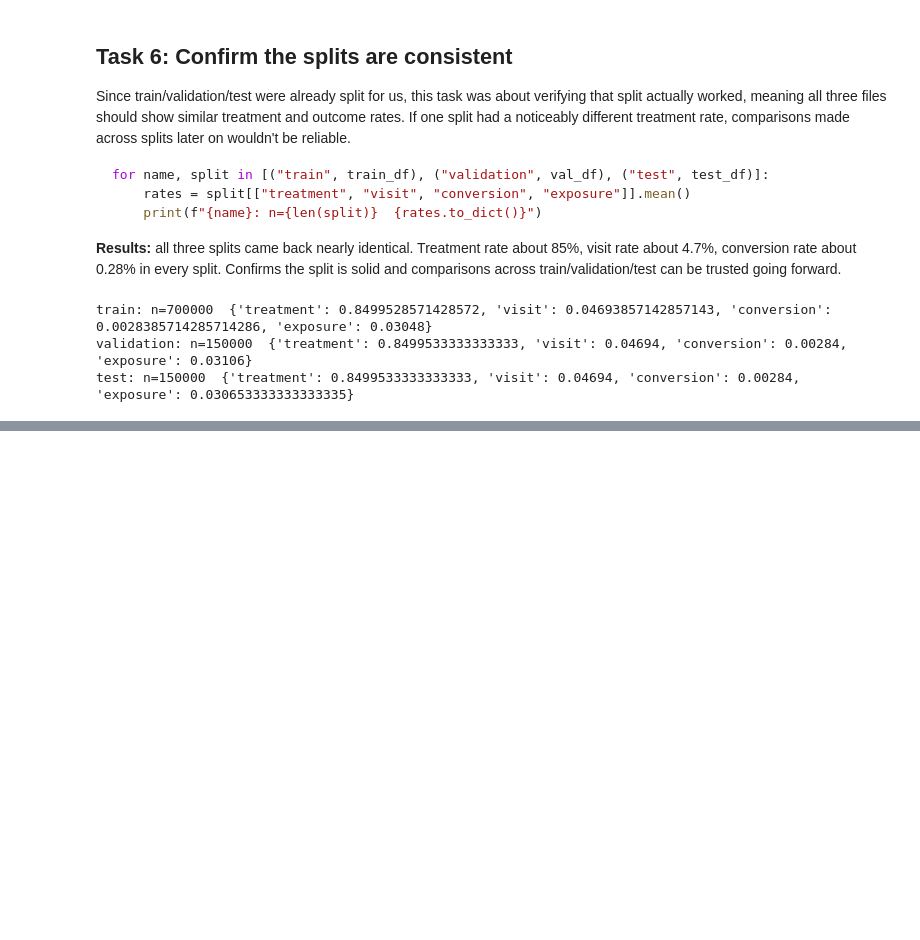
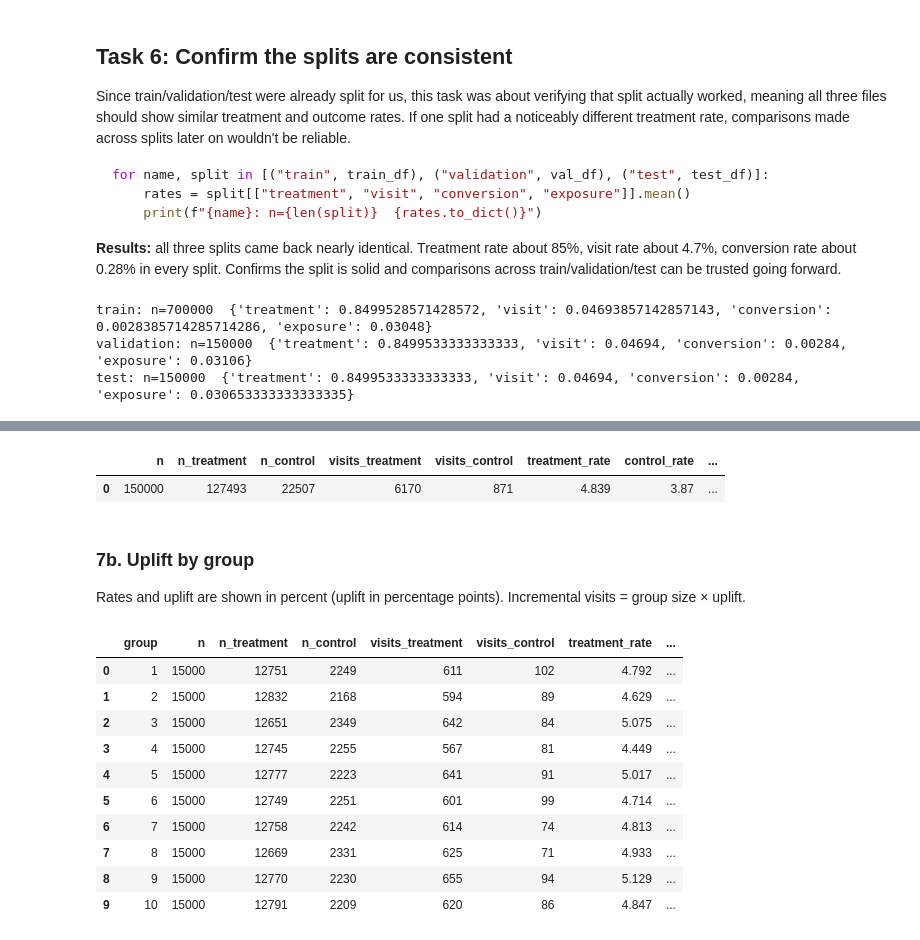
Before and after one commit to Break-Through-Tech/Retail-Media-1B-incrementality-modeling-for-privacy-conscious-retail-media, a Jupyter notebook: notebooks/random_baseline.ipynb, the cells around one changed output, grey strips where cells are left out. Cells and saved outputs as stored; diff of their text form; code cells hidden in the pictures; blank space fills up the shorter version.

```diff
--- a/notebooks/random_baseline.ipynb
+++ b/notebooks/random_baseline.ipynb
@@ -156,0 +104,28 @@ plt.show()
+# %%
+validation_itt = overall_itt(val_df["treatment"], val_df["visit"])
+percent_view(pd.DataFrame([validation_itt]))
+# %% [output]
+|  | n | n_treatment | n_control | visits_treatment | visits_control | treatment_rate | control_rate | ... |
+| 0 | 150000 | 127493 | 22507 | 6170 | 871 | 4.839 | 3.87 | ... |
+# %% [markdown]
+### 7b. Uplift by group
+
+Rates and uplift are shown in percent (uplift in percentage points). Incremental visits = group size × uplift.
+# %%
+rng = np.random.default_rng(RANDOM_SEED)
+random_scores = rng.random(len(val_df))
+
+random_table = uplift_by_group(random_scores, val_df["treatment"], val_df["visit"], n_groups=10)
+percent_view(random_table)
+# %% [output]
+|  | group | n | n_treatment | n_control | visits_treatment | visits_control | treatment_rate | ... |
+| 0 | 1 | 15000 | 12751 | 2249 | 611 | 102 | 4.792 | ... |
+| 1 | 2 | 15000 | 12832 | 2168 | 594 | 89 | 4.629 | ... |
+| 2 | 3 | 15000 | 12651 | 2349 | 642 | 84 | 5.075 | ... |
+| 3 | 4 | 15000 | 12745 | 2255 | 567 | 81 | 4.449 | ... |
+| 4 | 5 | 15000 | 12777 | 2223 | 641 | 91 | 5.017 | ... |
+| 5 | 6 | 15000 | 12749 | 2251 | 601 | 99 | 4.714 | ... |
+| 6 | 7 | 15000 | 12758 | 2242 | 614 | 74 | 4.813 | ... |
+| 7 | 8 | 15000 | 12669 | 2331 | 625 | 71 | 4.933 | ... |
+| 8 | 9 | 15000 | 12770 | 2230 | 655 | 94 | 5.129 | ... |
+| 9 | 10 | 15000 | 12791 | 2209 | 620 | 86 | 4.847 | ... |
```
Also changed, not shown: parts of 14 cells of this notebook, 3 other files.
